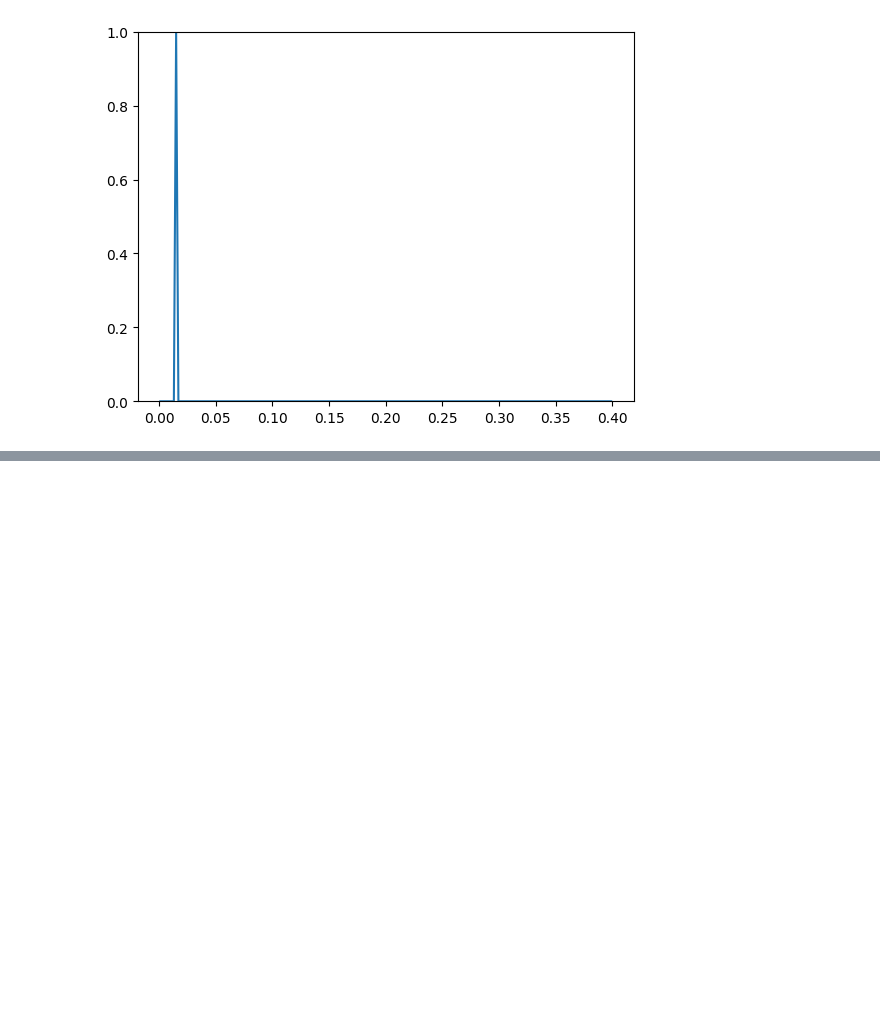
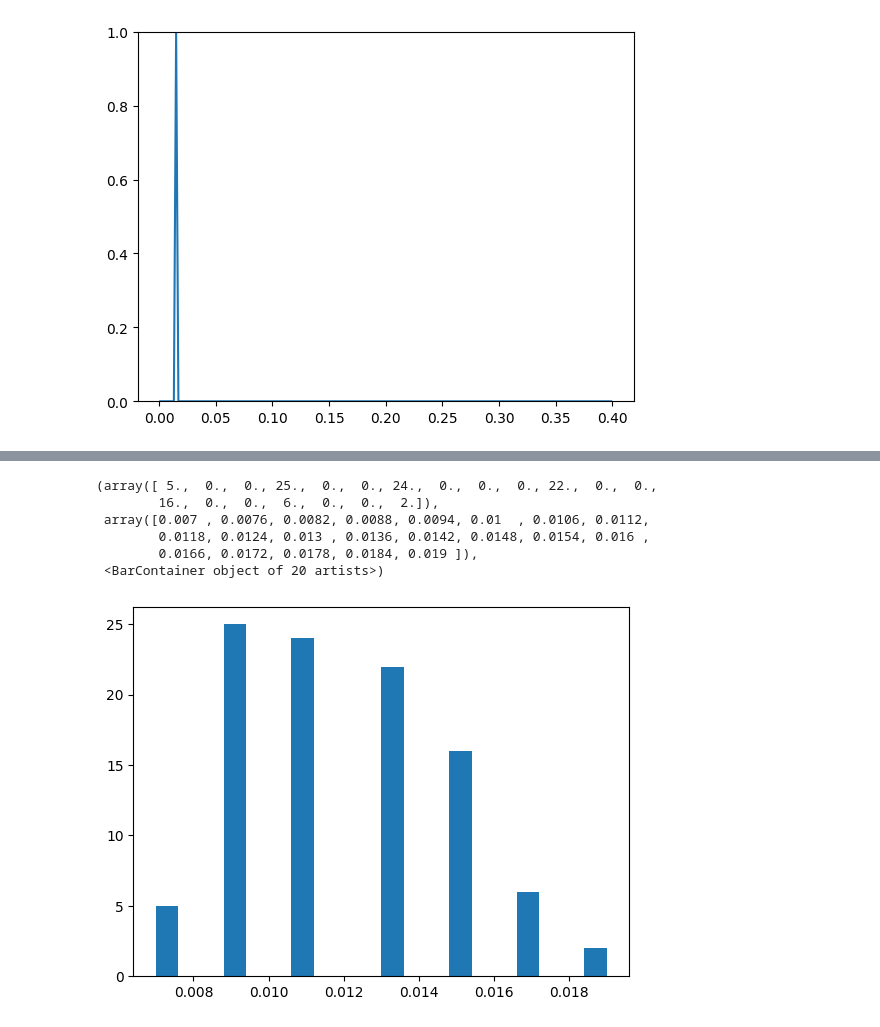
Before and after one commit to lionelkiel/Robustness-Metric, a Jupyter notebook: Distributions_per_network_using_dataset.ipynb, the cells around one changed output, grey strips where cells are left out. Cells and saved outputs as stored; diff of their text form; code cells hidden in the pictures; blank space fills up the shorter version.

Commit message:
Added plots and gifs

```diff
--- a/Distributions_per_network_using_dataset.ipynb
+++ b/Distributions_per_network_using_dataset.ipynb
@@ -178,8 +144,9 @@ MovieWriter ffmpeg unavailable; using Pillow instead.
 IndexError: list index out of range
 [figure]
 # %%
-for network in df_epsilon['network'].unique()[1:]:
-    run(network)
+distrs = []
+for network in df_epsilon['network'].unique():
+    distrs.append(run(network))
 # %% [output]
 image 1
 image 2
@@ -292,0 +260,14 @@ MovieWriter ffmpeg unavailable; using Pillow instead.
+# %%
+import pandas as pd
+
+a = torch.linspace(0.001,0.399,200)
+df_distr_a = pd.DataFrame(columns=['a','network','image','probability'])
+for i,net in enumerate(distrs):
+    network = df_epsilon['network'].unique()[i]
+    for j,distr in enumerate(net):
+        temp_df = pd.DataFrame(columns=['a','network','image','probability'])
+        temp_df['a'] = a
+        temp_df['probability'] = distr
+        temp_df['network'] = network
+        temp_df['image'] = j
+        df_distr_a = pd.concat([df_distr_a,temp_df])
@@ -292,0 +293,17 @@ MovieWriter ffmpeg unavailable; using Pillow instead.
+# %%
+# How much does the random sampling matter?
+network = 'mnist-net'
+
+a = np.linspace(0.001,0.399,200)
+final_distr = []
+values = np.tile(np.nan,(2,100)).astype(np.float32)
+for i in range(100):
+    temp_distr = run(network, ani=False, shuffle = True)[-1].numpy()
+    final_distr.append(temp_distr)
+    temp_as = a[temp_distr > 0]
+    values[0,i] = np.min(temp_as)
+    values[1,i] = np.max(temp_as)
+
+# save the files
+np.save('values.npy',values)
+np.save('final_distr.npy',np.array(final_distr))
@@ -292,0 +328,11 @@ MovieWriter ffmpeg unavailable; using Pillow instead.
+# %%
+#make histogram
+plt.hist(values[0,:],bins=[20])
+# %% [output]
+(array([ 5.,  0.,  0., 25.,  0.,  0., 24.,  0.,  0.,  0., 22.,  0.,  0.,
+        16.,  0.,  0.,  6.,  0.,  0.,  2.]),
+ array([0.007 , 0.0076, 0.0082, 0.0088, 0.0094, 0.01  , 0.0106, 0.0112,
+        0.0118, 0.0124, 0.013 , 0.0136, 0.0142, 0.0148, 0.0154, 0.016 ,
+        0.0166, 0.0172, 0.0178, 0.0184, 0.019 ]),
+ <BarContainer object of 20 artists>)
+[figure, added]
```
Also changed, not shown: parts of 12 cells of this notebook, 16 other files.
